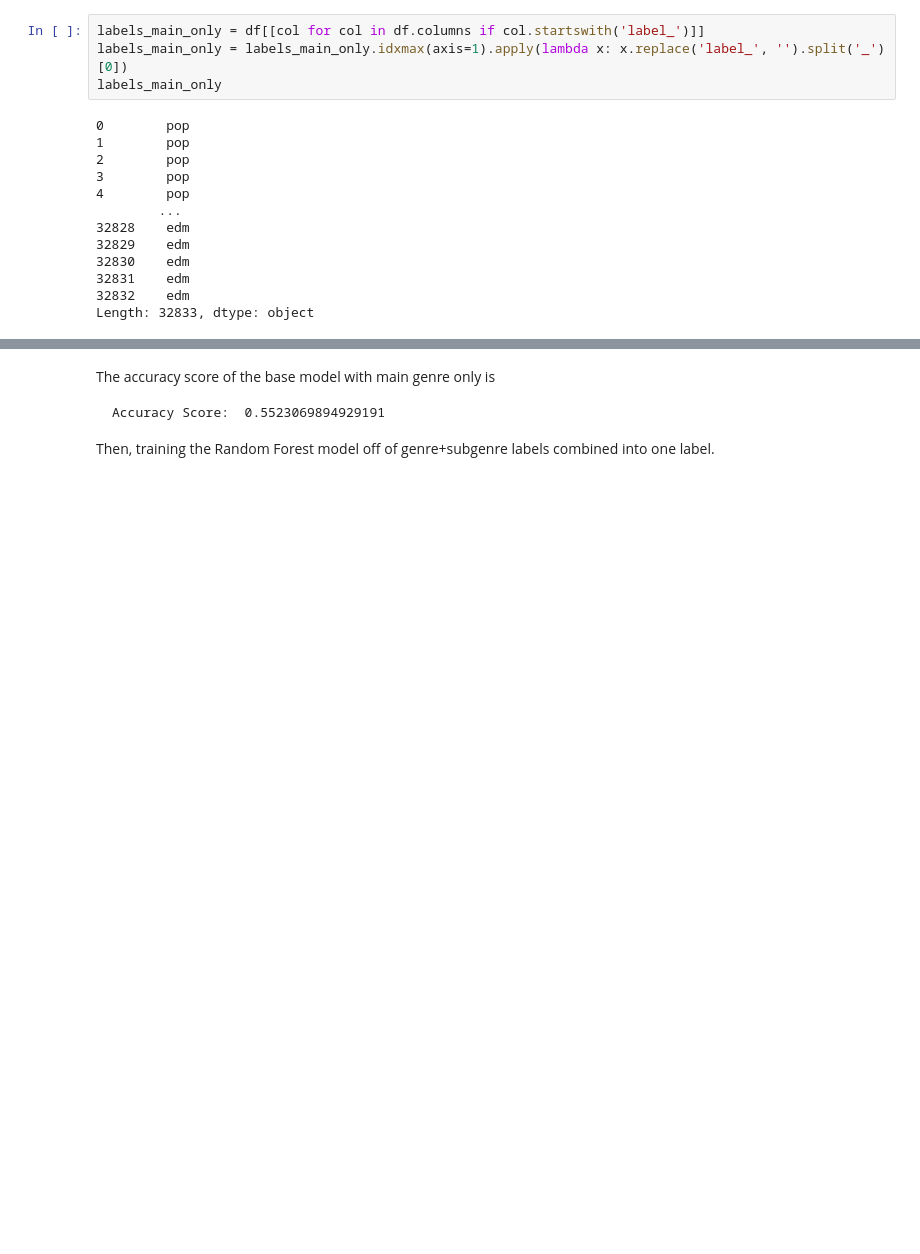
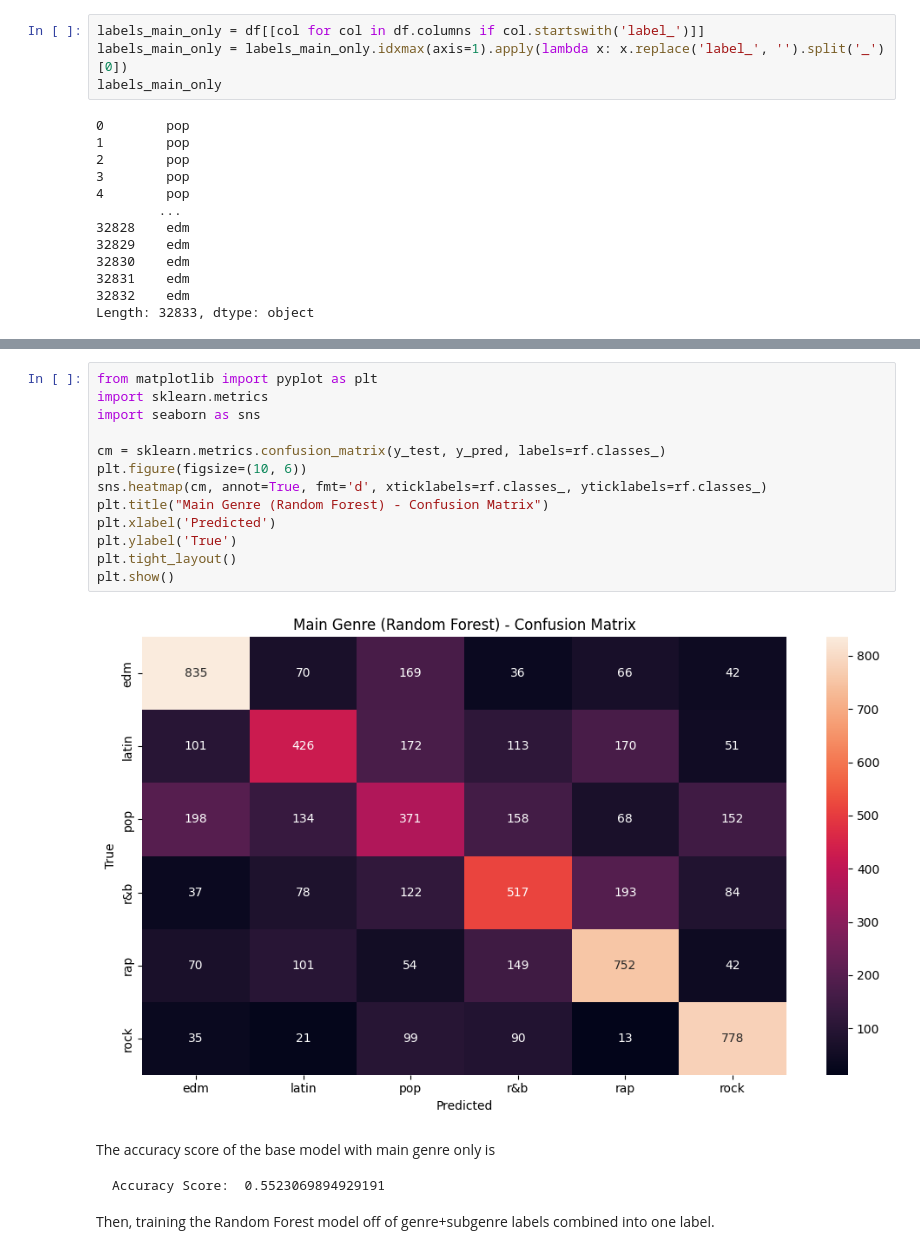
Before and after one commit to BLCRAFT210/music-genre-classification, a Jupyter notebook: music-genre-classification/RandomForest_Method_Classification.ipynb, the cells around one changed output, grey strips where cells are left out. Saved outputs shown, nothing was run; the diff lists cells and outputs as text; blank space fills up the shorter version.

````diff
--- a/music-genre-classification/RandomForest_Method_Classification.ipynb
+++ b/music-genre-classification/RandomForest_Method_Classification.ipynb
@@ -74,3 +74,18 @@ weighted avg       0.54      0.55      0.54      6567
+# %%
+from matplotlib import pyplot as plt
+import sklearn.metrics
+import seaborn as sns
+
+cm = sklearn.metrics.confusion_matrix(y_test, y_pred, labels=rf.classes_)
+plt.figure(figsize=(10, 6))
+sns.heatmap(cm, annot=True, fmt='d', xticklabels=rf.classes_, yticklabels=rf.classes_)
+plt.title("Main Genre (Random Forest) - Confusion Matrix")
+plt.xlabel('Predicted')
+plt.ylabel('True')
+plt.tight_layout()
+plt.show()
+# %% [output]
+[figure, added]
 # %% [markdown]
 The accuracy score of the base model with main genre only is
 ```
````
Also changed, not shown: parts of 6 cells of this notebook, 2 other files.
